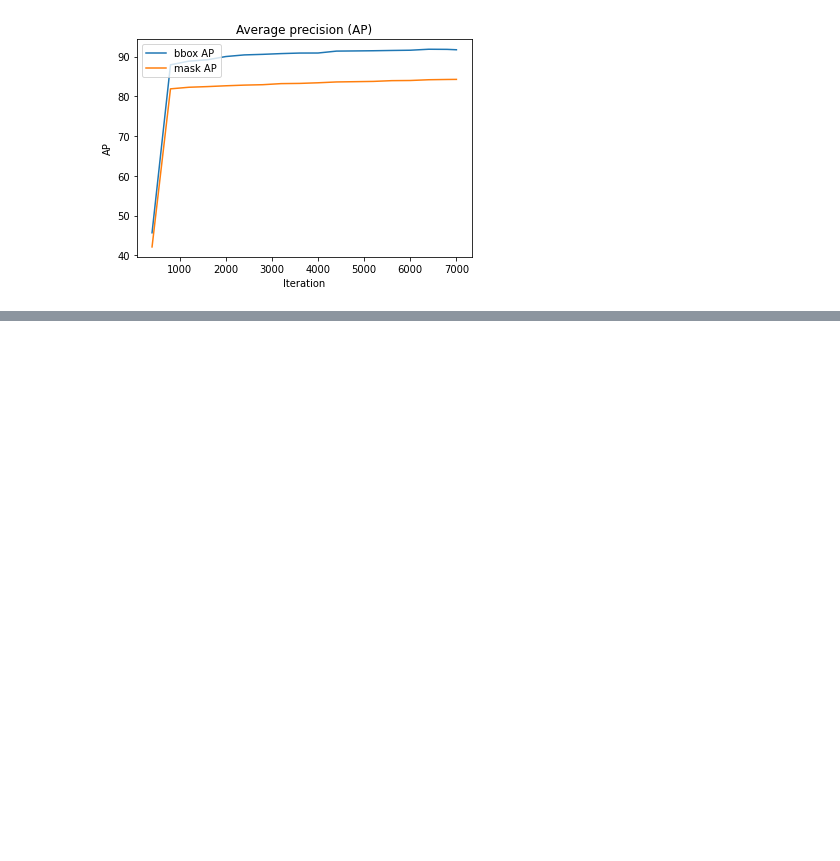
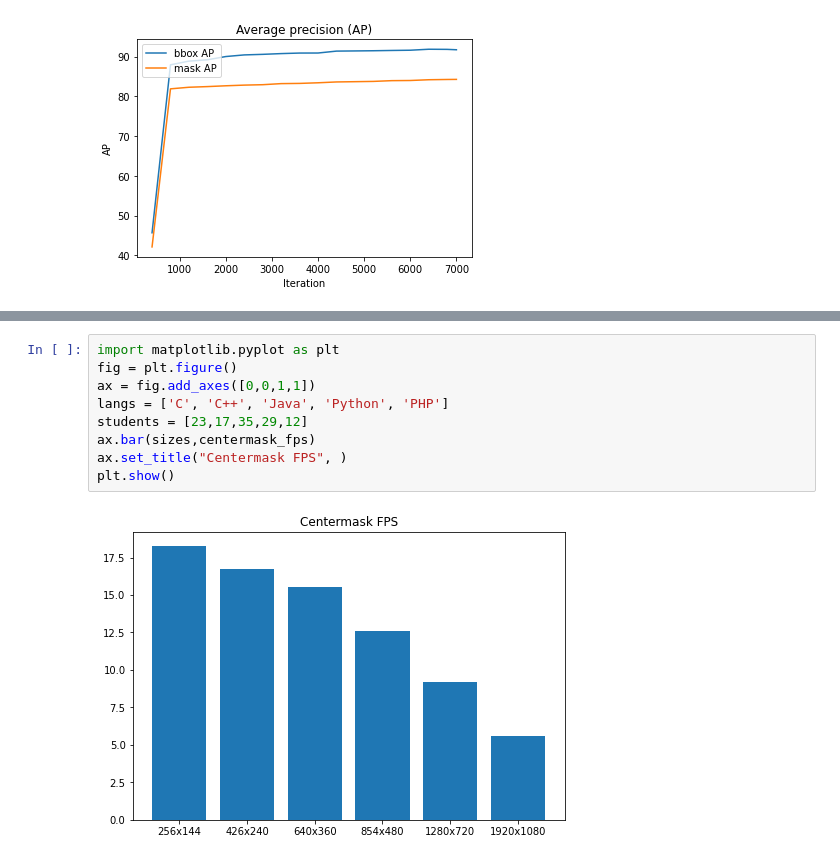
Before and after one commit to JosmarSuarez/Instance_Segmentation_Sandbox, a Jupyter notebook: 02_detectron2_notebooks/P4_centermask_sil_val/centermask_sil_val.ipynb, the cells around one changed output, grey strips where cells are left out. Drawn from its saved outputs; the diff is of its cells as text; blank space fills up the shorter version.

```diff
--- a/02_detectron2_notebooks/P4_centermask_sil_val/centermask_sil_val.ipynb
+++ b/02_detectron2_notebooks/P4_centermask_sil_val/centermask_sil_val.ipynb
@@ -414,0 +465,11 @@ plt.show()
+# %%
+import matplotlib.pyplot as plt
+fig = plt.figure()
+ax = fig.add_axes([0,0,1,1])
+langs = ['C', 'C++', 'Java', 'Python', 'PHP']
+students = [23,17,35,29,12]
+ax.bar(sizes,centermask_fps)
+ax.set_title("Centermask FPS", )
+plt.show()
+# %% [output]
+[figure, added]
```
Also changed, not shown: parts of 2 cells of this notebook, 6 other files.
